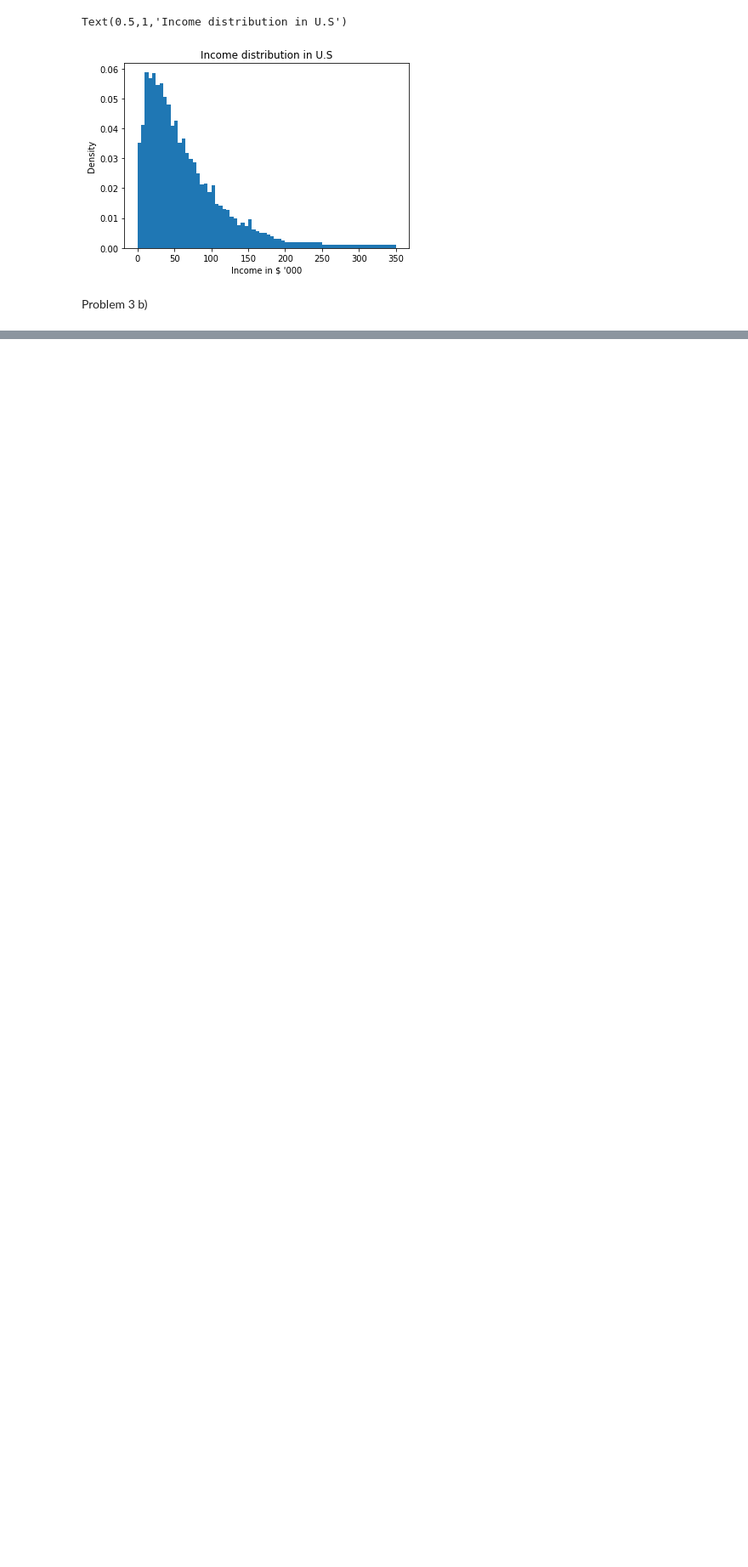
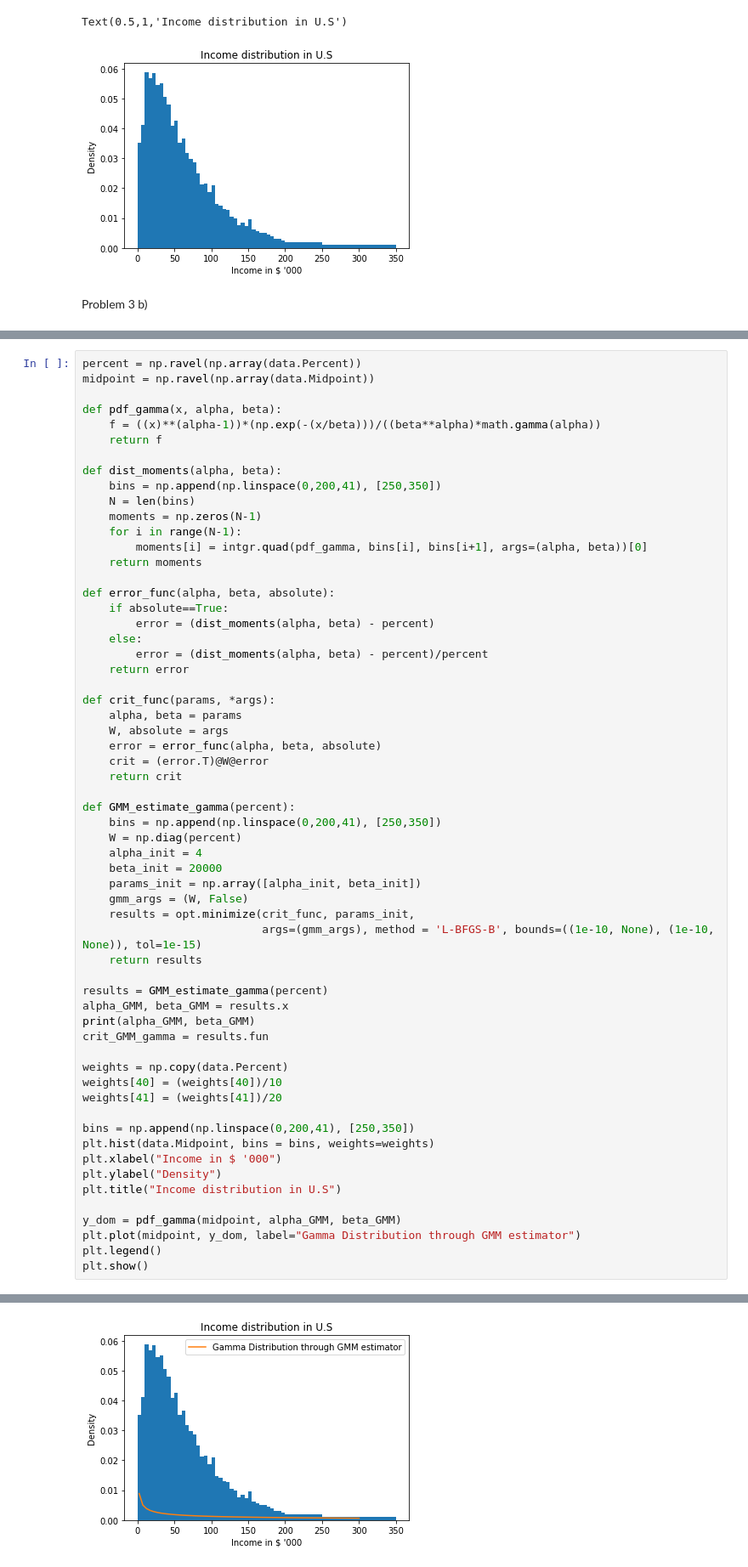
Before and after one commit to keshavchoudhary87/BootCamp2018, a Jupyter notebook: ProbSets/Econ/ProbSet5/ProbSet5.ipynb, the cells around one changed output, grey strips where cells are left out. Shown: that part at 85% size. Saved outputs shown, nothing was run; the diff lists cells and outputs as text; blank space fills up the shorter version.

```diff
--- a/ProbSets/Econ/ProbSet5/ProbSet5.ipynb
+++ b/ProbSets/Econ/ProbSet5/ProbSet5.ipynb
@@ -409,0 +470,61 @@ midpoint = np.ravel(np.array(data.Midpoint))
+# %%
+percent = np.ravel(np.array(data.Percent))
+midpoint = np.ravel(np.array(data.Midpoint))
+
+def pdf_gamma(x, alpha, beta):
+    f = ((x)**(alpha-1))*(np.exp(-(x/beta)))/((beta**alpha)*math.gamma(alpha))
+    return f
+
+def dist_moments(alpha, beta):
+    bins = np.append(np.linspace(0,200,41), [250,350])
+    N = len(bins)
+    moments = np.zeros(N-1)
+    for i in range(N-1):
+        moments[i] = intgr.quad(pdf_gamma, bins[i], bins[i+1], args=(alpha, beta))[0]
+    return moments
+
+def error_func(alpha, beta, absolute):
+    if absolute==True:
+        error = (dist_moments(alpha, beta) - percent)
+    else:
+        error = (dist_moments(alpha, beta) - percent)/percent
+    return error
+
+def crit_func(params, *args):
+    alpha, beta = params
+    W, absolute = args
+    error = error_func(alpha, beta, absolute)
+    crit = (error.T)@W@error
+    return crit
+
+def GMM_estimate_gamma(percent):
+    bins = np.append(np.linspace(0,200,41), [250,350])
+    W = np.diag(percent)
+    alpha_init = 4
+    beta_init = 20000
+    params_init = np.array([alpha_init, beta_init])
+    gmm_args = (W, False)
+    results = opt.minimize(crit_func, params_init,
+                           args=(gmm_args), method = 'L-BFGS-B', bounds=((1e-10, None), (1e-10, None)), tol=1e-15)
+    return results
+
+results = GMM_estimate_gamma(percent)
+alpha_GMM, beta_GMM = results.x
+print(alpha_GMM, beta_GMM)
+crit_GMM_gamma = results.fun
+
+weights = np.copy(data.Percent)
+weights[40] = (weights[40])/10
+weights[41] = (weights[41])/20
+
+bins = np.append(np.linspace(0,200,41), [250,350])
+plt.hist(data.Midpoint, bins = bins, weights=weights)
+plt.xlabel("Income in $ '000")
+plt.ylabel("Density")
+plt.title("Income distribution in U.S")
+
+y_dom = pdf_gamma(midpoint, alpha_GMM, beta_GMM)
+plt.plot(midpoint, y_dom, label="Gamma Distribution through GMM estimator")
+plt.legend()
+plt.show()
+# %% [output]
@@ -409,0 +532 @@ midpoint = np.ravel(np.array(data.Midpoint))
+[figure, added]
```
Also changed, not shown: parts of 10 cells of this notebook.
